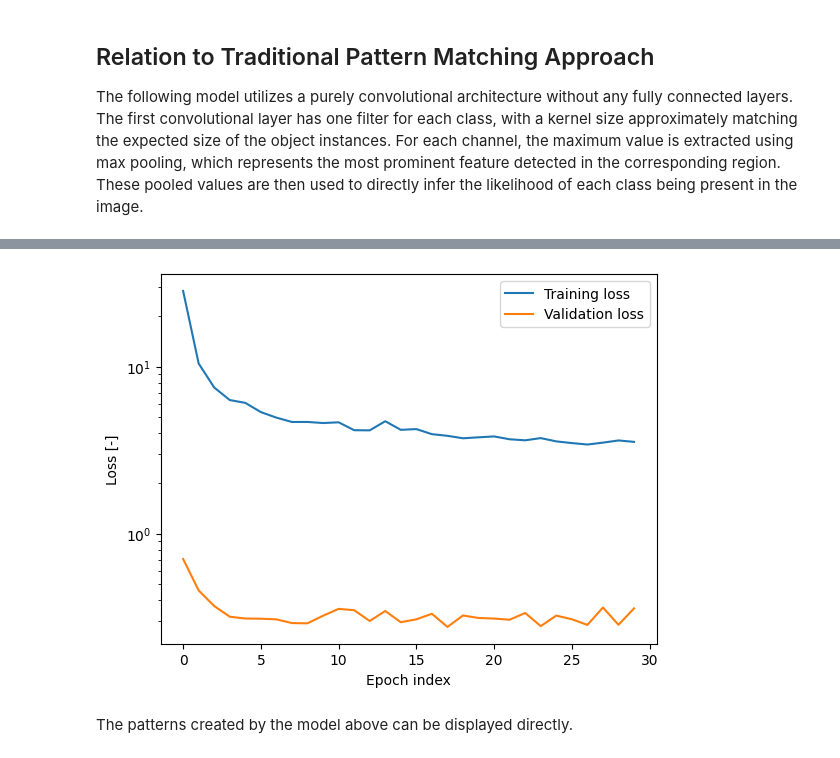
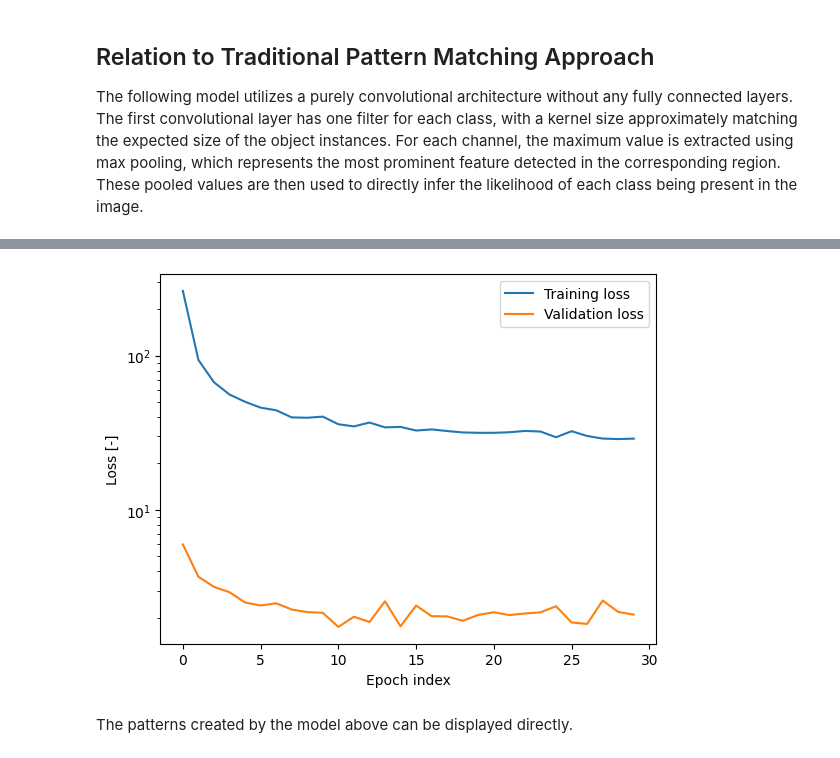
Before and after one commit to CVUT-FS-12110/pytorch-intro, a Jupyter notebook: resources/convolution.ipynb, the cells around one changed output, grey strips where cells are left out. Drawn from its saved outputs; the diff is of its cells as text; code cells hidden in the pictures.

```diff
--- a/resources/convolution.ipynb
+++ b/resources/convolution.ipynb
@@ -112,12 +114,12 @@ plt.show()
 # %% [markdown]
 ## Training and validation
 # %%
-def train_model(model, batch_size=128, num_epochs=30, lr=0.001):
+def train_model(model, batch_size=128, num_epochs=100, lr=0.001):
     train_dataset = DatasetArtificial(num=20000)
     val_dataset = DatasetArtificial(num=1000)
-    test_dataset = DatasetArtificial(num=10)
+    #test_dataset = DatasetArtificial(num=10)
 
-    criterion = nn.BCELoss()
+    criterion = nn.CrossEntropyLoss()
     optimizer = optim.AdamW(model.parameters(), lr=0.0001)
     scheduler = optim.lr_scheduler.ExponentialLR(optimizer, gamma=0.9999)
 
@@ -471,9 +532,8 @@ class DigitClassifierV0(nn.Module):
         self.input_size = input_size
 
         self._cnn = nn.Sequential(
-            nn.Conv2d(input_channels, num_classes, kernel_size=(18, 13)),
+            nn.Conv2d(input_channels, num_classes, kernel_size=(16, 11)),
             nn.AdaptiveMaxPool2d((1, 1)),
-            nn.Softmax(dim=1)
         )
 
         self._initialize_weights()
@@ -509,4 +569,4 @@ Epoch [30/30], Time: 0.43s, Train Loss: 3.54915, Validation Loss: 0.35751, Accur
-[figure, old version]
+[figure, new version]
 # %% [markdown]
 The patterns created by the model above can be displayed directly.
 # %%
```
Also changed, not shown: parts of 8 cells of this notebook, 3 other files.
